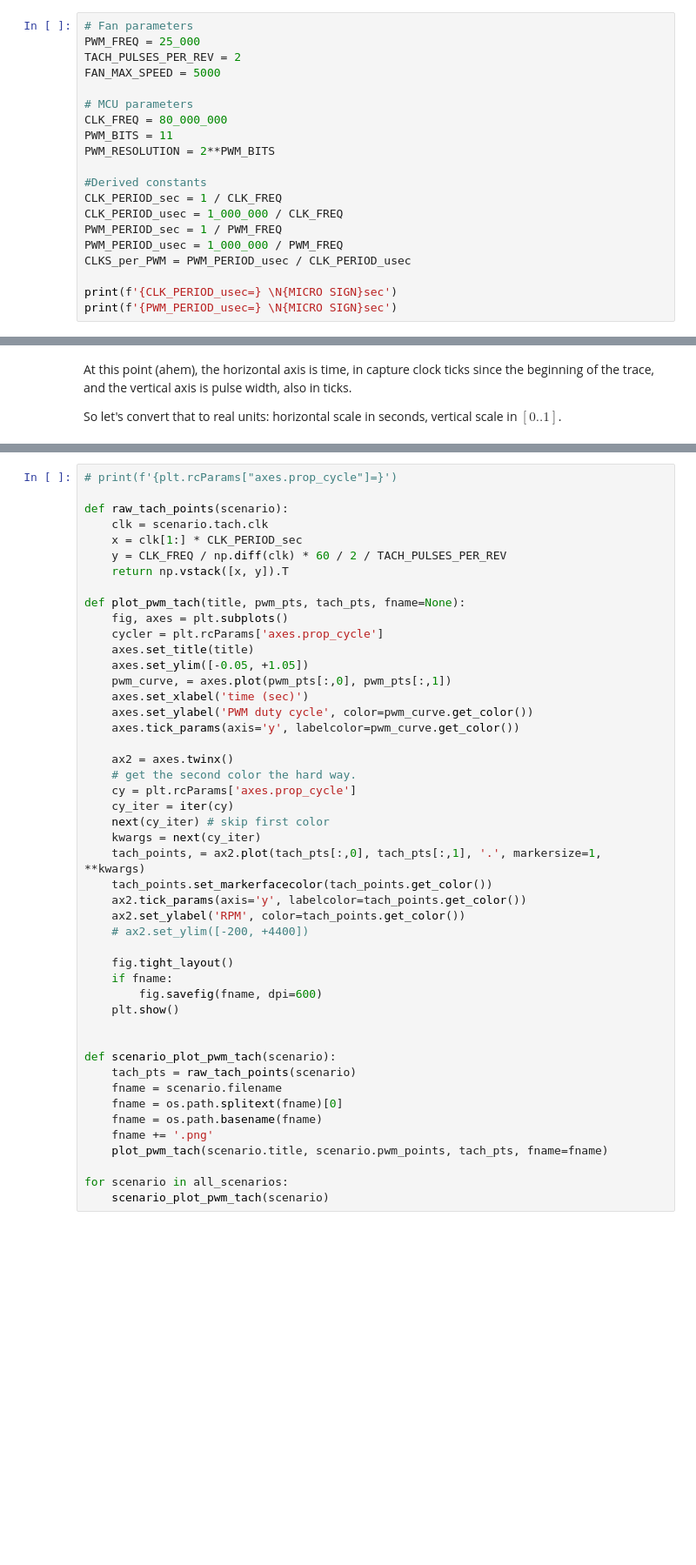
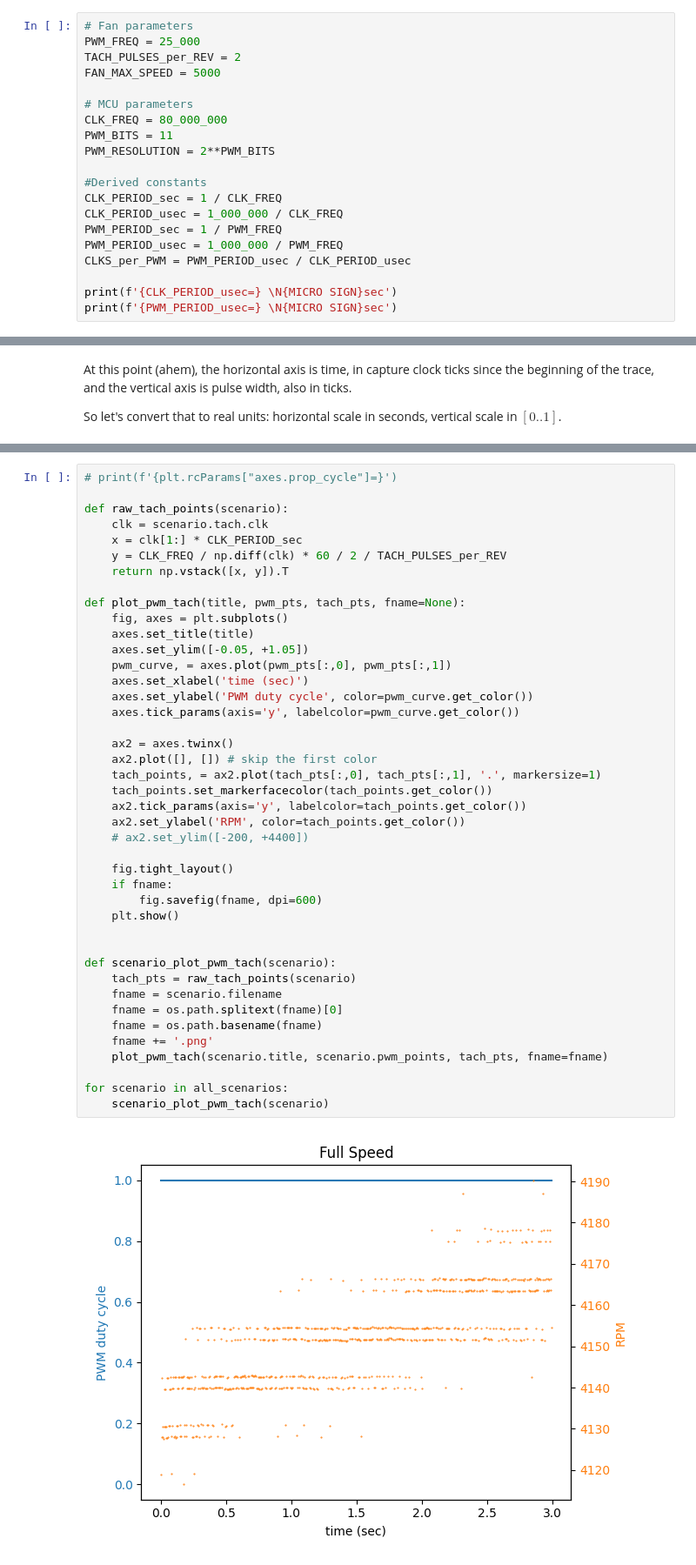
Before and after one commit to kbob/ESP32_Fan_Analysis, a Jupyter notebook: src/fan analysis.ipynb, the cells around one changed output, grey strips where cells are left out. Shown at 87% size. Cells and saved outputs as stored; diff of their text form; blank space fills up the shorter version.

Commit message:
Analyze the tach signal quantization

```diff
--- a/src/fan analysis.ipynb
+++ b/src/fan analysis.ipynb
@@ -30,7 +30,7 @@ the value of a free-running counter that increments at 80 MHz.
 # %%
 # Fan parameters
 PWM_FREQ = 25_000
-TACH_PULSES_PER_REV = 2
+TACH_PULSES_per_REV = 2
 FAN_MAX_SPEED = 5000
 
 # MCU parameters
@@ -621,44 +644,41 @@ for scenario in all_scenarios:
 def raw_tach_points(scenario):
     clk = scenario.tach.clk
     x = clk[1:] * CLK_PERIOD_sec
-    y = CLK_FREQ / np.diff(clk) * 60 / 2 / TACH_PULSES_PER_REV
+    y = CLK_FREQ / np.diff(clk) * 60 / 2 / TACH_PULSES_per_REV
     return np.vstack([x, y]).T
 
 def plot_pwm_tach(title, pwm_pts, tach_pts, fname=None):
     fig, axes = plt.subplots()
-    cycler = plt.rcParams['axes.prop_cycle']
     axes.set_title(title)
     axes.set_ylim([-0.05, +1.05])
     pwm_curve, = axes.plot(pwm_pts[:,0], pwm_pts[:,1])
     axes.set_xlabel('time (sec)')
     axes.set_ylabel('PWM duty cycle', color=pwm_curve.get_color())
     axes.tick_params(axis='y', labelcolor=pwm_curve.get_color())
 
     ax2 = axes.twinx()
-    # get the second color the hard way.
-    cy = plt.rcParams['axes.prop_cycle']
-    cy_iter = iter(cy)
-    next(cy_iter) # skip first color
-    kwargs = next(cy_iter)
-    tach_points, = ax2.plot(tach_pts[:,0], tach_pts[:,1], '.', markersize=1, **kwargs)
+    ax2.plot([], []) # skip the first color
+    tach_points, = ax2.plot(tach_pts[:,0], tach_pts[:,1], '.', markersize=1)
     tach_points.set_markerfacecolor(tach_points.get_color())
     ax2.tick_params(axis='y', labelcolor=tach_points.get_color())
     ax2.set_ylabel('RPM', color=tach_points.get_color())
     # ax2.set_ylim([-200, +4400])
 
     fig.tight_layout()
     if fname:
         fig.savefig(fname, dpi=600)
     plt.show()
 
 
 def scenario_plot_pwm_tach(scenario):
     tach_pts = raw_tach_points(scenario)
     fname = scenario.filename
     fname = os.path.splitext(fname)[0]
     fname = os.path.basename(fname)
     fname += '.png'
     plot_pwm_tach(scenario.title, scenario.pwm_points, tach_pts, fname=fname)
 
 for scenario in all_scenarios:
     scenario_plot_pwm_tach(scenario)
+# %% [output]
+[figure, added]
```
Also changed, not shown: parts of 9 cells of this notebook, 1 other file.
